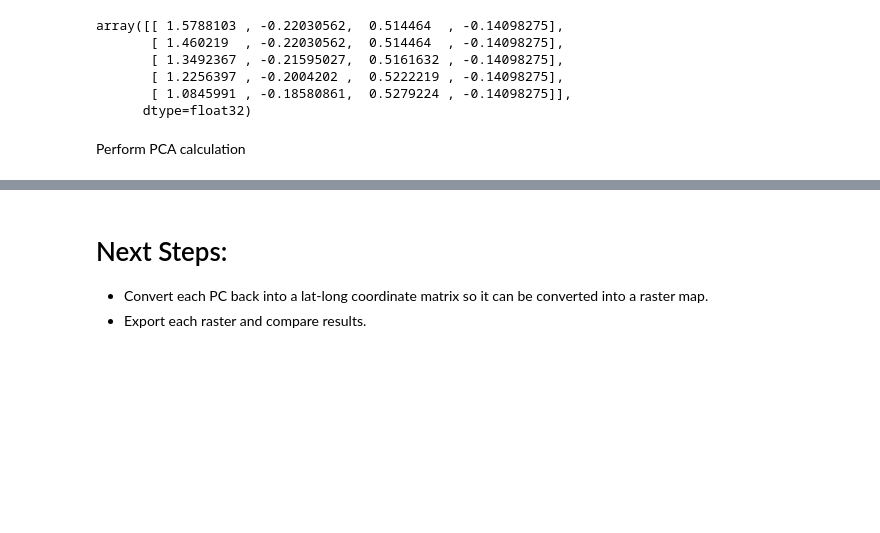
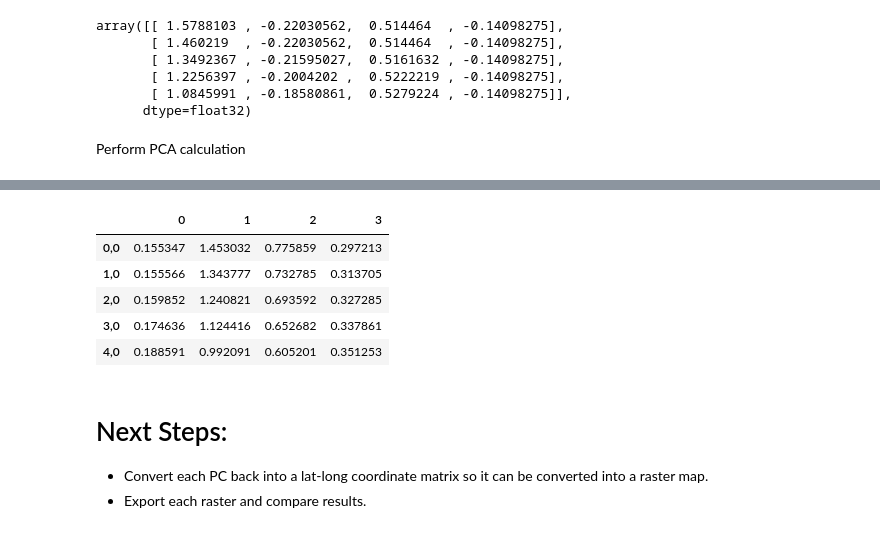
Before and after one commit to AaronScherf/Human_Mobility_Project, a Jupyter notebook: code/Vulnerability_PCA.ipynb, the cells around one changed output, grey strips where cells are left out. Saved outputs shown, nothing was run; the diff lists cells and outputs as text; code cells hidden in the pictures; blank space fills up the shorter version.

Commit message:
Set PCA score index to latllong pairs

```diff
--- a/code/Vulnerability_PCA.ipynb
+++ b/code/Vulnerability_PCA.ipynb
@@ -1059,3 +1067,14 @@ pca_matrix = pd.DataFrame(u*s)
+# %%
+# Set the index of the PCA results matrix to the lat-long coordinate pairs
+pca_matrix.set_index(all_pca_data.index.values, inplace = True)
+pca_matrix.head()
+# %% [output]
+|  | 0 | 1 | 2 | 3 |
+| 0,0 | 0.155347 | 1.453032 | 0.775859 | 0.297213 |
+| 1,0 | 0.155566 | 1.343777 | 0.732785 | 0.313705 |
+| 2,0 | 0.159852 | 1.240821 | 0.693592 | 0.327285 |
+| 3,0 | 0.174636 | 1.124416 | 0.652682 | 0.337861 |
+| 4,0 | 0.188591 | 0.992091 | 0.605201 | 0.351253 |
 # %% [markdown]
 # Next Steps:
 - Convert each PC back into a lat-long coordinate matrix so it can be converted into a raster map.
```
Also changed, not shown: parts of 1 cell of this notebook.
